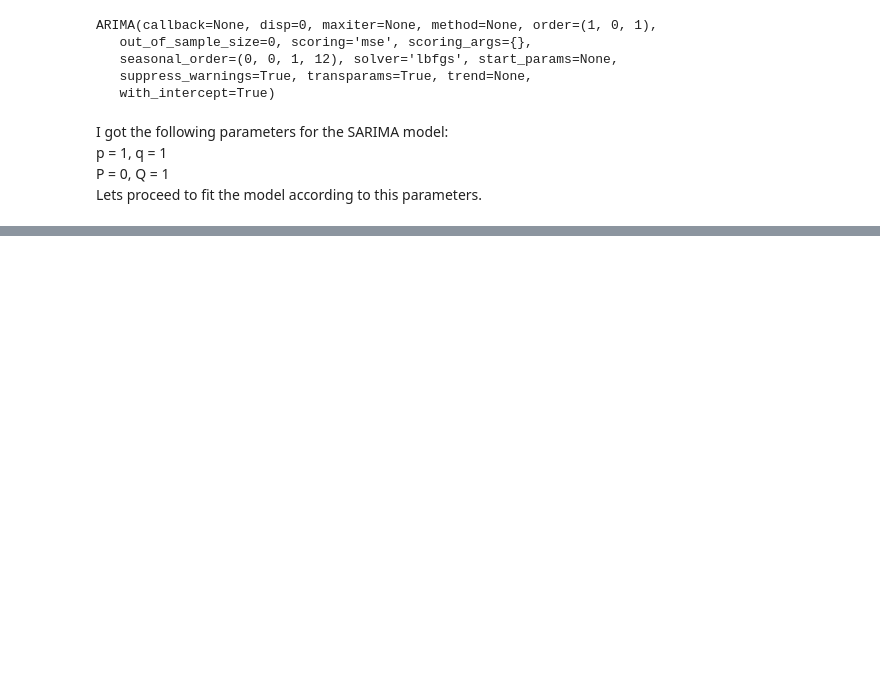
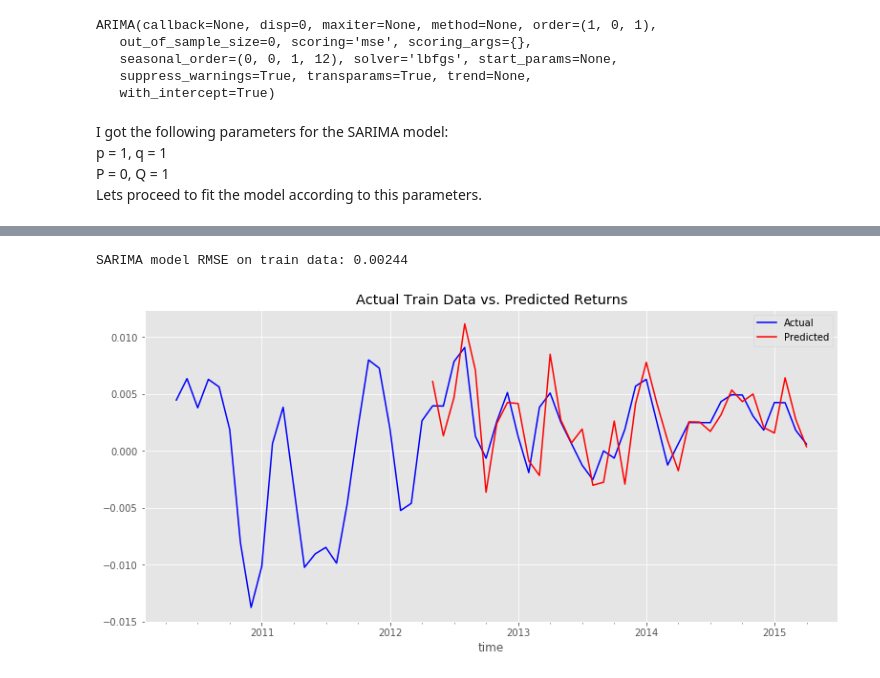
Before and after one commit to feraguilari/dsc-mod-4-project-online-ds-pt-021119, a Jupyter notebook: student.ipynb, the cells around one changed output, grey strips where cells are left out. Cells and saved outputs as stored; diff of their text form; code cells hidden in the pictures; blank space fills up the shorter version.

```diff
--- a/student.ipynb
+++ b/student.ipynb
@@ -569,0 +639,5 @@ test.mean()/0.008441127667917185
+# %%
+train_RMSE(train, results)
+# %% [output]
+SARIMA model RMSE on train data: 0.00244
+[figure, added]
```
Also changed, not shown: parts of 65 cells of this notebook.
